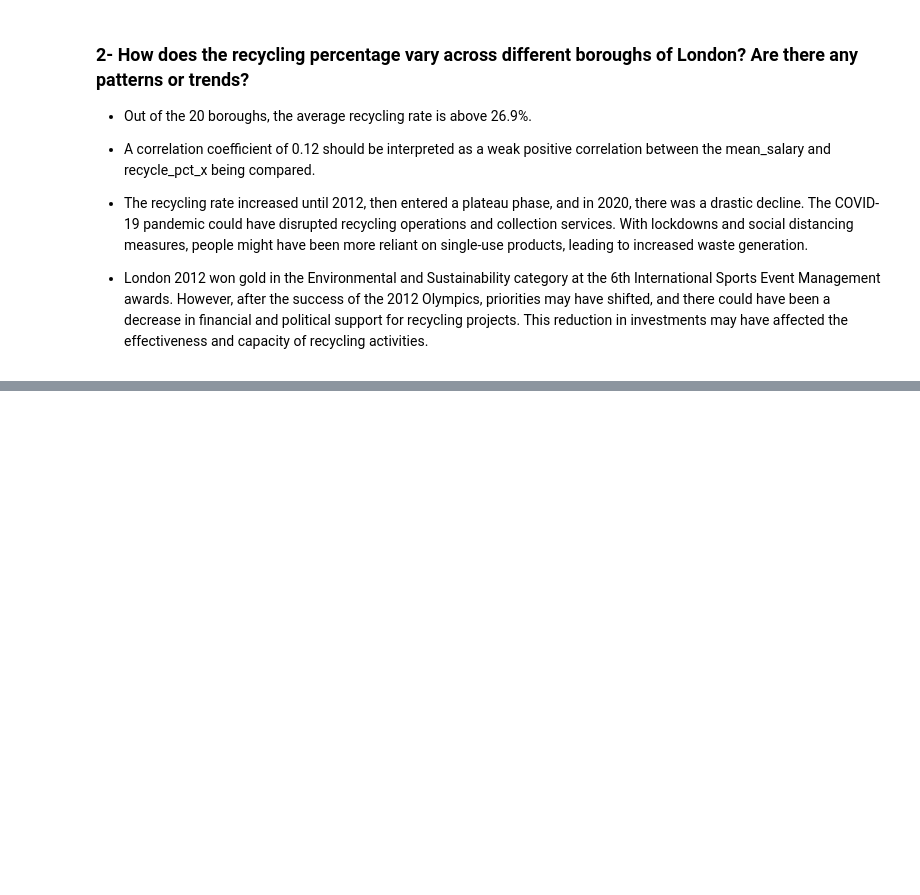
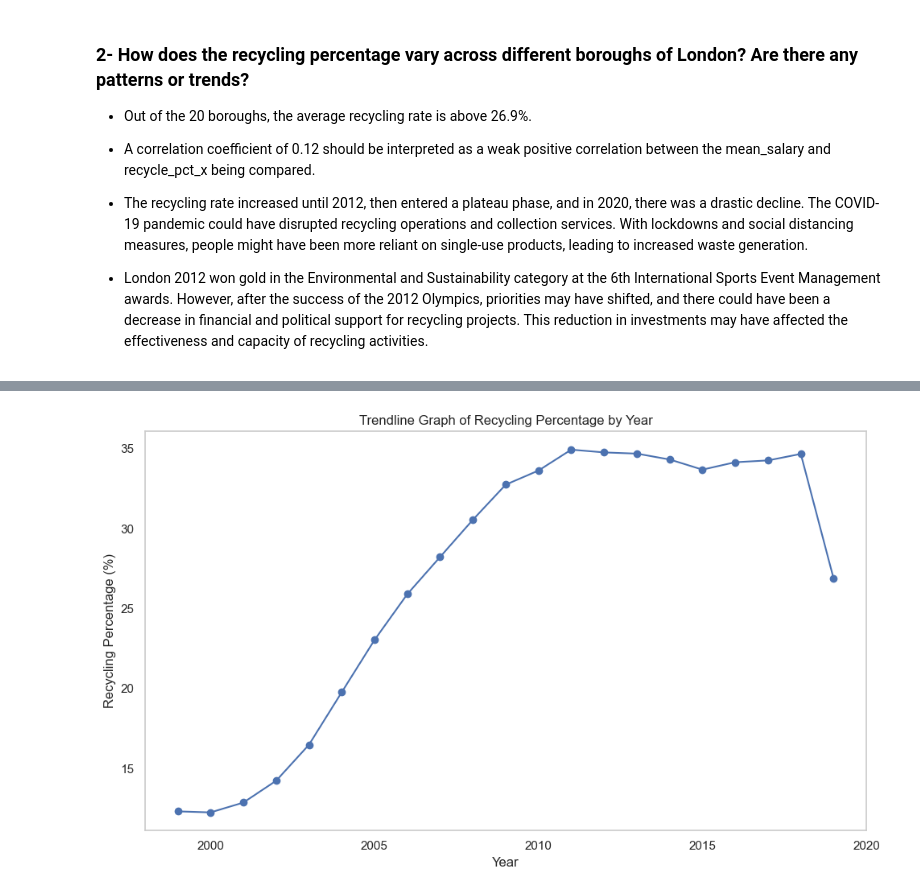
Before and after one commit to violettance/jupyter_notebooks, a Jupyter notebook: dtale_wrangling.ipynb, the cells around one changed output, grey strips where cells are left out. Saved outputs shown, nothing was run; the diff lists cells and outputs as text; code cells hidden in the pictures; blank space fills up the shorter version.

```diff
--- a/dtale_wrangling.ipynb
+++ b/dtale_wrangling.ipynb
@@ -169,6 +166,6 @@ df['recycling_pct_x'] = df['recycling_pct_x'].fillna(recycling_pct_x_median)
 # %%
 # Getting population size data by year
-pop_size = pd.read_csv("population_size.csv")
+pop_size = pd.read_csv("assets/input/population_size.csv")
 
 # List of columns to drop
 columns_to_drop = ["sample", "2001", "2011", "2021", "Data.1"]
@@ -236,10 +191,10 @@ memory usage: 125.5+ KB
 # %%
 # Only 22 rows have NaN values in population_size column
 # Remove commas and convert the "population_size" column to numeric
-df['population_size'] = pd.to_numeric(df['population_size'].str.replace(',', ''), errors='coerce')
+df['population_size'] = pd.to_numeric(df['population_size'].replace(',', '', regex=True), errors='coerce')
 
 # Calculate the median of the "population_size" column
-# median_population_size = df['population_size'].median()
+median_population_size = df['population_size'].median()
 
 # Fill NaN values in "population_size" column with the median value
-# df['population_size'].fillna(median_population_size, inplace=True)
+df['population_size'].fillna(median_population_size, inplace=True)
@@ -250,7 +203,7 @@ AttributeError: Can only use .str accessor with string values!
 # %%
 # Only 42 out of 140 NaN value remained
 # Getting number of jobs data from csv
-total_jobs = pd.read_csv("number_of_jobs.csv")
+total_jobs = pd.read_csv("assets/input/number_of_jobs.csv")
 
 # List of columns to drop
 columns_to_drop = ["name", "2000", "2001", "2002", "2003", "2004", "2005", "2006", "2007", "2008", "2009", "2010", "2011", "2012", "2013", "2014", "2015", "2016", "2017", "2018", "2019", "2020", "2021"]
@@ -286,7 +239,7 @@ non_empty_rows = df[df['area_size'].notna()]
 
 # Only 42 out of 140 NaN value remained
 # Getting number of jobs data from csv
-total_hectar = pd.read_csv("total_hectar.csv")
+total_hectar = pd.read_csv("assets/input/total_hectar.csv")
 
 # List of columns to drop
 columns_to_drop = ["sample"]
@@ -519,17 +484,27 @@ plt.show()
 # has_nan_values = df['recycling_pct_x'].isnull().any()
 # has_nan_values
 # %%
-# Group by 'date' and calculate the mean of 'recycling_pct_x'
-grouped_df = df.groupby('date')['recycling_pct'].mean().reset_index()
+# Convert 'date' column to datetime type
+df['date'] = pd.to_datetime(df['date'])
+
+# Extract the year from the 'date' column and create a new 'year' column
+df['year'] = df['date'].dt.year
+
+# Group by 'year' and calculate the mean of 'recycling_pct'
+grouped_df = df.groupby('year')['recycling_pct'].mean().reset_index()
 
 # Create the trendline graph
 plt.figure(figsize=(10, 6))
-plt.plot(grouped_df['date'], grouped_df['recycling_pct'], marker='o', linestyle='-', color='b')
-plt.xlabel('Date')
+plt.plot(grouped_df['year'], grouped_df['recycling_pct'], marker='o', linestyle='-', color='b')
+plt.xlabel('Year')
 plt.ylabel('Recycling Percentage (%)')
-plt.title('Trendline Graph of Recycling Percentage')
-plt.xticks(rotation=45)
+plt.title('Trendline Graph of Recycling Percentage by Year')
+plt.gca().xaxis.set_major_locator(plt.MaxNLocator(5)) # Show only 5 year ticks on the x-axis
+plt.grid(False)
 plt.tight_layout()
+plt.show()
+# %% [output]
+[figure, added]
 # %%
 # Calculate the correlation coefficient between 'mean_salary' and 'recycling_pct_x'
 correlation_coefficient = df['mean_salary'].corr(df['recycling_pct'])
```
Also changed, not shown: parts of 35 cells of this notebook, 20 other files.
